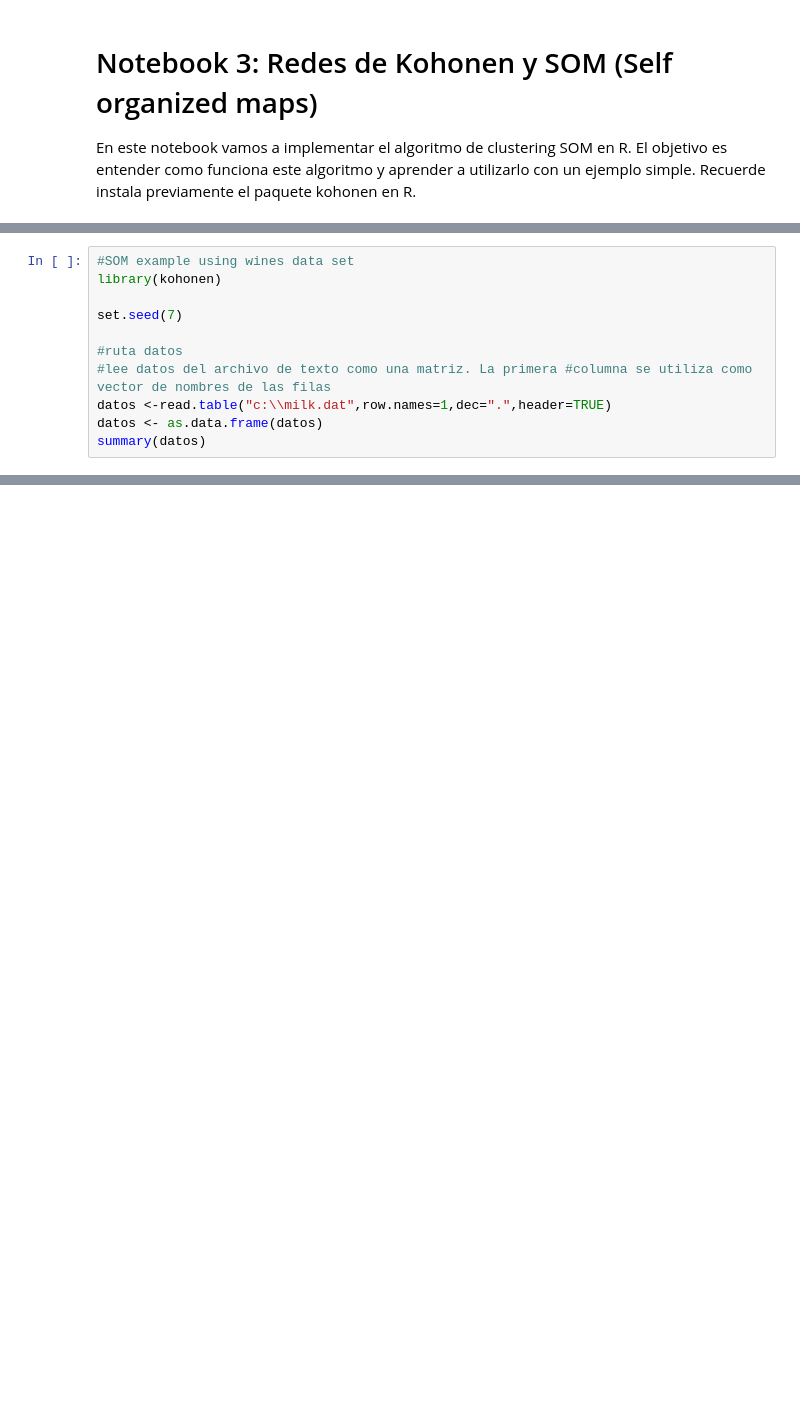
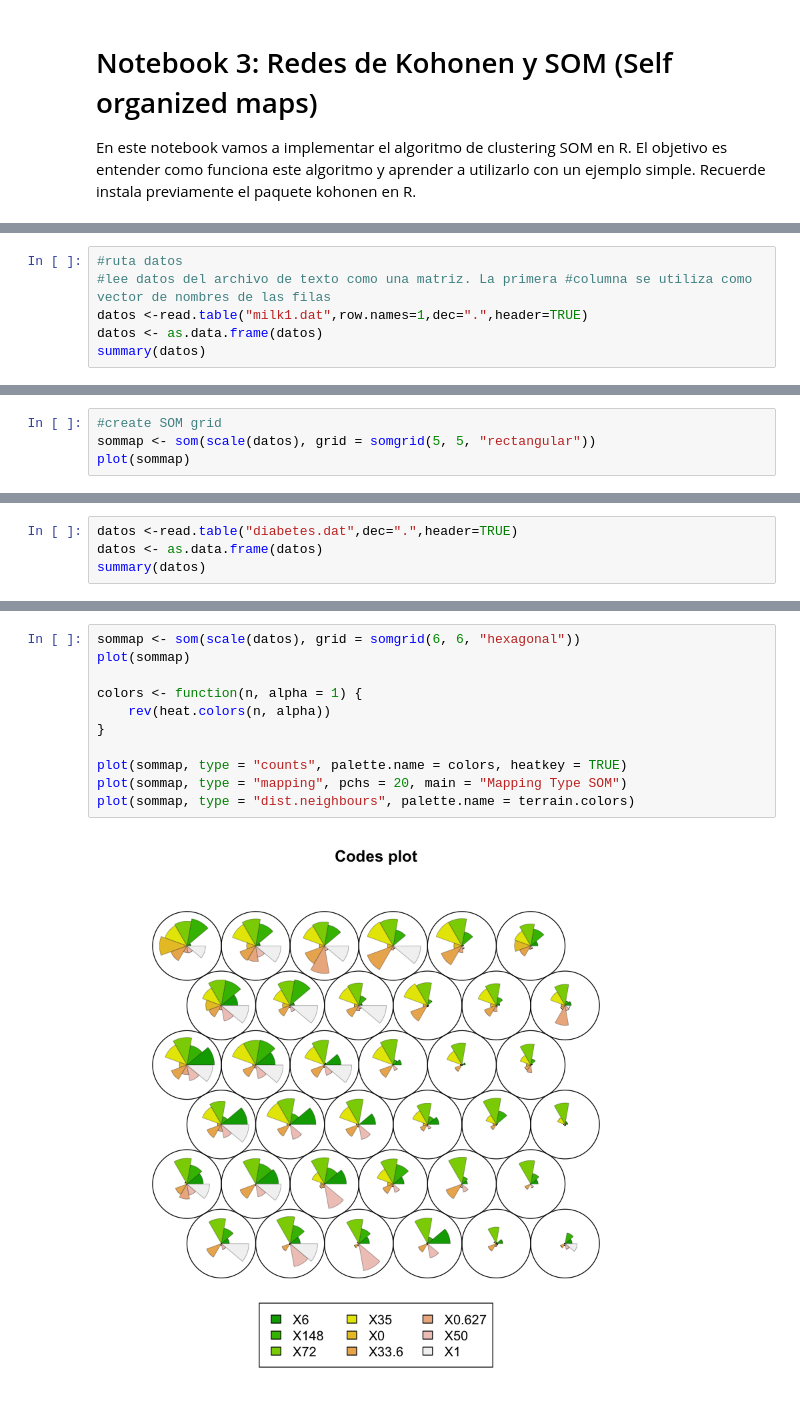
Before and after one commit to IntiRomeroUACh/IA, a Jupyter notebook: IA - Eliana S./Clustering_Notebook3.ipynb, the cells around one changed output, grey strips where cells are left out. Cells and saved outputs as stored; diff of their text form; blank space fills up the shorter version.

```diff
--- a/IA - Eliana S./Clustering_Notebook3.ipynb
+++ b/IA - Eliana S./Clustering_Notebook3.ipynb
@@ -4,11 +9,6 @@ En este notebook vamos a implementar el algoritmo de clustering SOM en R. El obj
 # %%
-#SOM example using wines data set
-library(kohonen)
-
-set.seed(7)
-
 #ruta datos
 #lee datos del archivo de texto como una matriz. La primera #columna se utiliza como vector de nombres de las filas
-datos <-read.table("c:\\milk.dat",row.names=1,dec=".",header=TRUE)
+datos <-read.table("milk1.dat",row.names=1,dec=".",header=TRUE)
 datos <- as.data.frame(datos)
 summary(datos)
@@ -52,0 +82,4 @@ b) Modifique parámetros de entrada. Interprete y comente los resultados obtenid
+# %%
+#create SOM grid
+sommap <- som(scale(datos), grid = somgrid(5, 5, "rectangular"))
+plot(sommap)
@@ -74,0 +118,4 @@ b) Realice las estimaciones y discuta sus resultados.
+# %%
+datos <-read.table("diabetes.dat",dec=".",header=TRUE)
+datos <- as.data.frame(datos)
+summary(datos)
@@ -74,0 +144,13 @@ b) Realice las estimaciones y discuta sus resultados.
+# %%
+sommap <- som(scale(datos), grid = somgrid(6, 6, "hexagonal"))
+plot(sommap)
+
+colors <- function(n, alpha = 1) {
+    rev(heat.colors(n, alpha))
+}
+
+plot(sommap, type = "counts", palette.name = colors, heatkey = TRUE)
+plot(sommap, type = "mapping", pchs = 20, main = "Mapping Type SOM")
+plot(sommap, type = "dist.neighbours", palette.name = terrain.colors)
+# %% [output]
+[figure, added]
```
Also changed, not shown: parts of 38 cells of this notebook, 2 other files.
